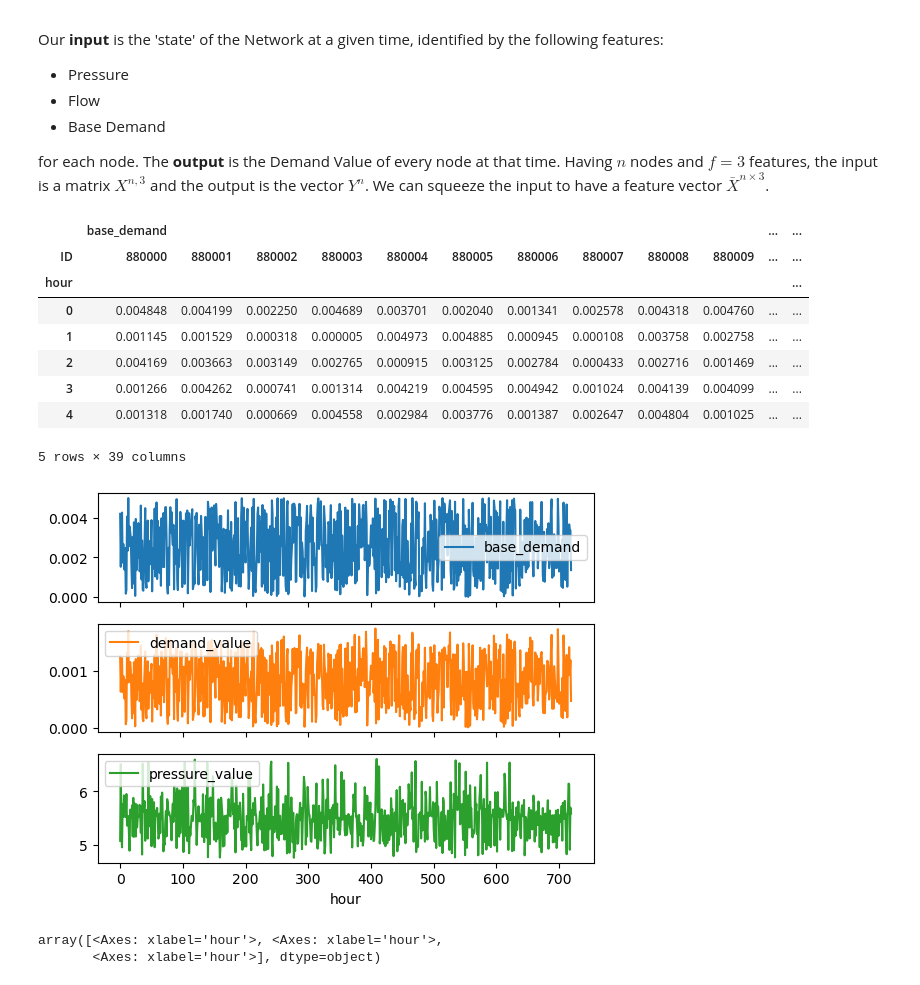
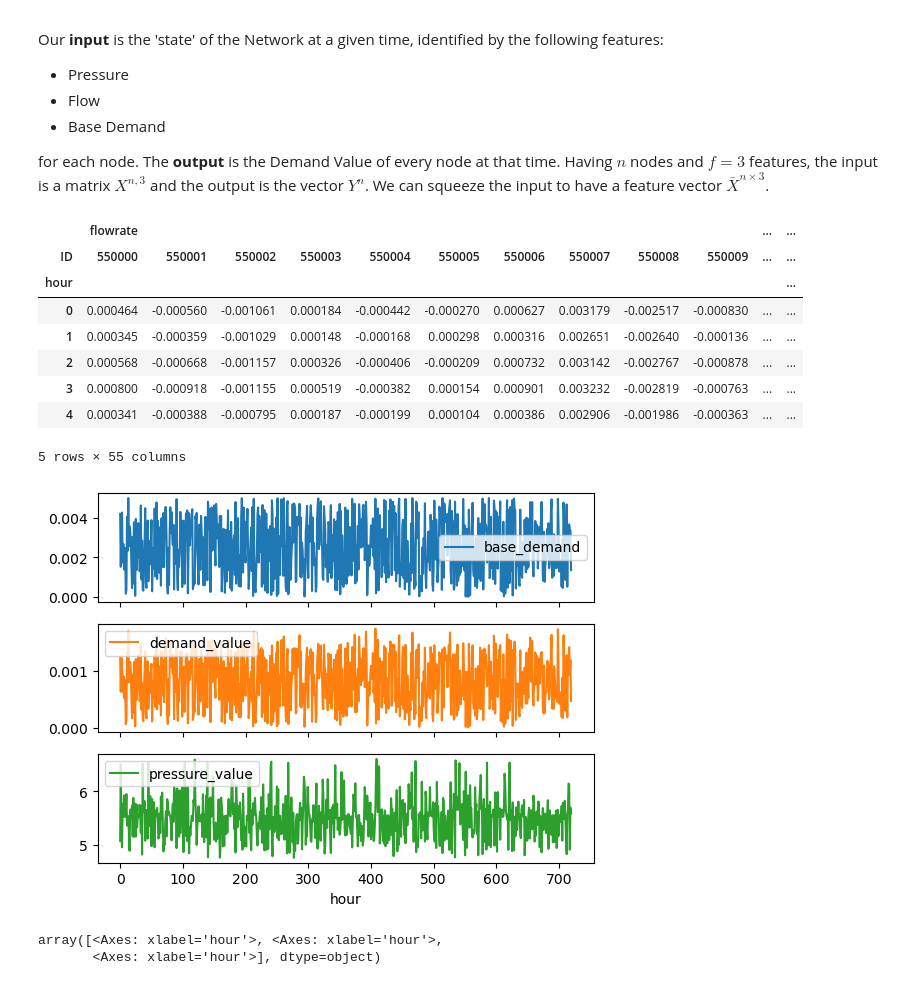
Before and after one commit to fedesss98/water-prediction-networks, a Jupyter notebook: notebooks/04-mlp-for-pressure.ipynb, the cells around one changed output. Drawn from its saved outputs; the diff is of its cells as text; code cells hidden in the pictures.

```diff
--- a/notebooks/04-mlp-for-pressure.ipynb
+++ b/notebooks/04-mlp-for-pressure.ipynb
@@ -46,33 +48,41 @@ def extract_data(path):
 
 def load_data(edges=False):
     # Load the data
-    data_edges = extract_data('dati/networks/dataset-network-out/NET_0_bd_0_005_h_720_leak_area_0_links.csv')
-    data_nodes = extract_data('dati/networks/dataset-network-out/NET_0_bd_0_005_h_720_leak_area_0_nodes.csv')
+    data_edges = extract_data('../dati/networks/dataset-network-out/NET_0_bd_0_005_h_720_leak_area_0_links.csv')
+    data_nodes = extract_data('../dati/networks/dataset-network-out/NET_0_bd_0_005_h_720_leak_area_0_nodes.csv')
     data = pd.concat([data_edges, data_nodes], axis=1)
     if not edges:
         # Remove data from the pipes
         data = data.drop(columns=['flowrate'], level=0)
     return data
 
+
 def scale_data(data):
     # Scale the data
     scaler = MinMaxScaler()
     data = scaler.fit_transform(data)
     return data, scaler
+
+
+def add_noise(data):
+    """Maybe adding some noise can help predict demand values of 0"""
+    # Add noise to the data
+    noise = np.random.normal(0, 1e-4, data.shape)
+    return data + noise
 # %%
-data = load_data()
+data = load_data(edges=True)
 data.xs(880001, level='ID', axis=1).plot(subplots=True, sharex=True)
 data.head()
 # %% [output]
-|  | base_demand |  |  |  |  |  |  |  |  |  | ... | ... |
-| ID | 880000 | 880001 | 880002 | 880003 | 880004 | 880005 | 880006 | 880007 | 880008 | 880009 | ... | ... |
+|  | flowrate |  |  |  |  |  |  |  |  |  | ... | ... |
+| ID | 550000 | 550001 | 550002 | 550003 | 550004 | 550005 | 550006 | 550007 | 550008 | 550009 | ... | ... |
 | hour |  |  |  |  |  |  |  |  |  |  |  | ... |
-| 0 | 0.004848 | 0.004199 | 0.002250 | 0.004689 | 0.003701 | 0.002040 | 0.001341 | 0.002578 | 0.004318 | 0.004760 | ... | ... |
-| 1 | 0.001145 | 0.001529 | 0.000318 | 0.000005 | 0.004973 | 0.004885 | 0.000945 | 0.000108 | 0.003758 | 0.002758 | ... | ... |
-| 2 | 0.004169 | 0.003663 | 0.003149 | 0.002765 | 0.000915 | 0.003125 | 0.002784 | 0.000433 | 0.002716 | 0.001469 | ... | ... |
-| 3 | 0.001266 | 0.004262 | 0.000741 | 0.001314 | 0.004219 | 0.004595 | 0.004942 | 0.001024 | 0.004139 | 0.004099 | ... | ... |
-| 4 | 0.001318 | 0.001740 | 0.000669 | 0.004558 | 0.002984 | 0.003776 | 0.001387 | 0.002647 | 0.004804 | 0.001025 | ... | ... |
+| 0 | 0.000464 | -0.000560 | -0.001061 | 0.000184 | -0.000442 | -0.000270 | 0.000627 | 0.003179 | -0.002517 | -0.000830 | ... | ... |
+| 1 | 0.000345 | -0.000359 | -0.001029 | 0.000148 | -0.000168 | 0.000298 | 0.000316 | 0.002651 | -0.002640 | -0.000136 | ... | ... |
+| 2 | 0.000568 | -0.000668 | -0.001157 | 0.000326 | -0.000406 | -0.000209 | 0.000732 | 0.003142 | -0.002767 | -0.000878 | ... | ... |
+| 3 | 0.000800 | -0.000918 | -0.001155 | 0.000519 | -0.000382 | 0.000154 | 0.000901 | 0.003232 | -0.002819 | -0.000763 | ... | ... |
+| 4 | 0.000341 | -0.000388 | -0.000795 | 0.000187 | -0.000199 | 0.000104 | 0.000386 | 0.002906 | -0.001986 | -0.000363 | ... | ... |
-5 rows × 39 columns
+5 rows × 55 columns
 [figure]
 # %%
 scaled_data, scaler = scale_data(data)
```
Also changed, not shown: parts of 21 cells of this notebook.
